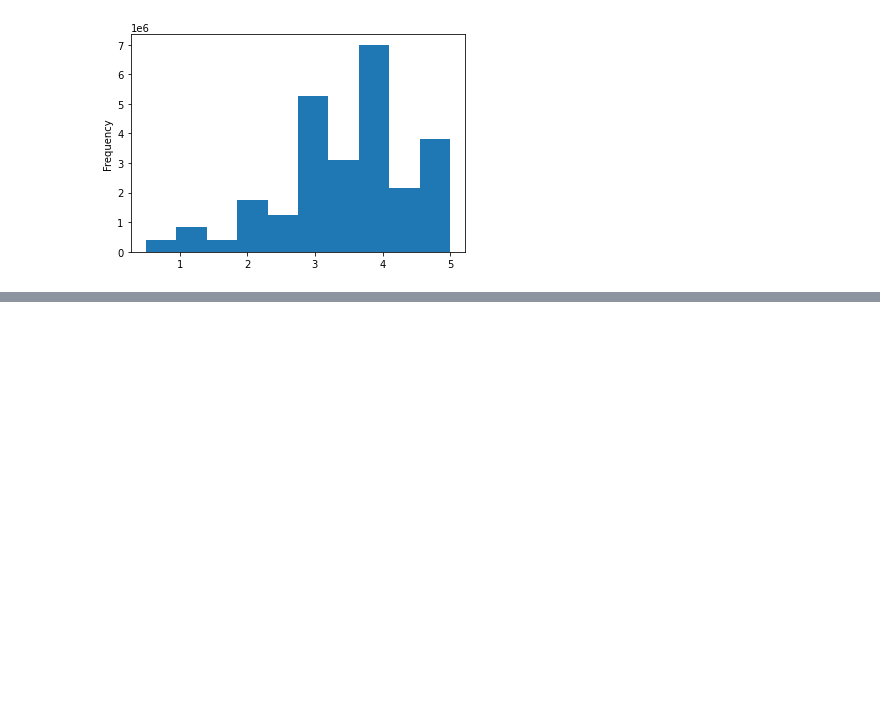
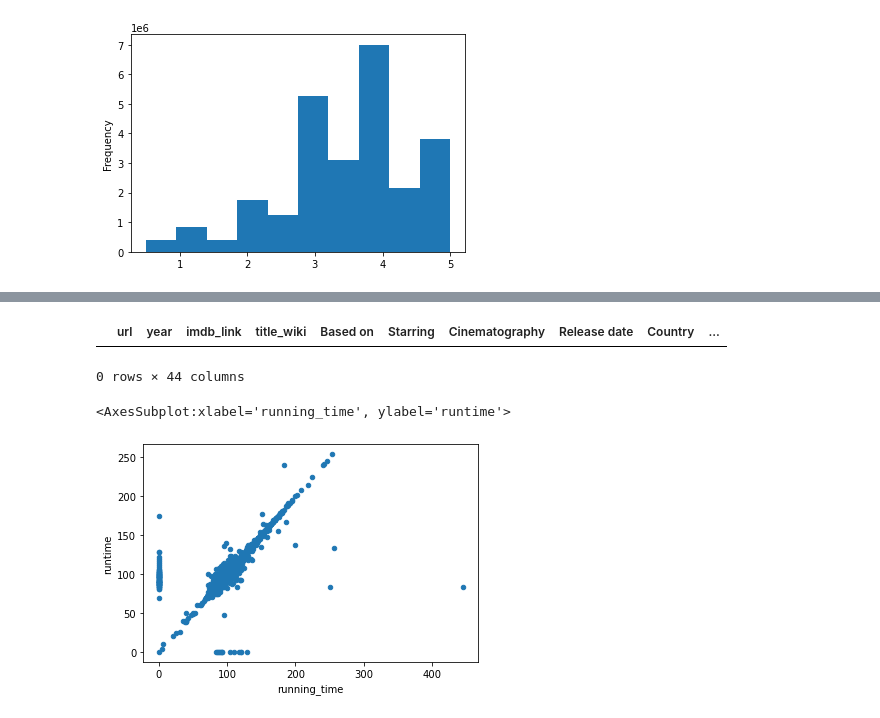
Before and after one commit to JackieCortes/Movies-ETL, a Jupyter notebook: Module8_ETL.ipynb, the cells around one changed output, grey strips where cells are left out. Cells and saved outputs as stored; diff of their text form; code cells hidden in the pictures; blank space fills up the shorter version.

```diff
--- a/Module8_ETL.ipynb
+++ b/Module8_ETL.ipynb
@@ -900,0 +901,4 @@ Name: rating, dtype: float64
+# %%
+#Finding redundant columns using suffixes
+movies_df = pd.merge(wiki_movies_df, kaggle_metadata, on='imdb_id', suffixes=['_wiki','_kaggle'])
+movies_df.head(2)
@@ -900,0 +955,17 @@ Name: rating, dtype: float64
+# %%
+#confirm there aren't any missing titles in the Kaggle data with the following code:
+# Show any rows where title_kaggle is empty
+movies_df[(movies_df['title_kaggle'] == '') | (movies_df['title_kaggle'].isnull())]
+# %% [output]
+|  | url | year | imdb_link | title_wiki | Based on | Starring | Cinematography | Release date | Country | ... |
+0 rows × 44 columns
+# %%
+# To review running_time (Wiki) vs. runtime (Kaggle), the better way is with scatter plot. To avoid any issue with
+#null values, it will fill with zeros
+#1. fill with zeros
+movies_df.fillna(0).plot(x='running_time', y='runtime', kind='scatter')
+#Cómo se encontraron más valores en el cero con Wiki y outliers, Kaggle parece opción.
+#Sin embargo Kaggle también le faltan datos
+# %% [output]
+<AxesSubplot:xlabel='running_time', ylabel='runtime'>
+[figure, added]
```
Also changed, not shown: parts of 31 cells of this notebook.
